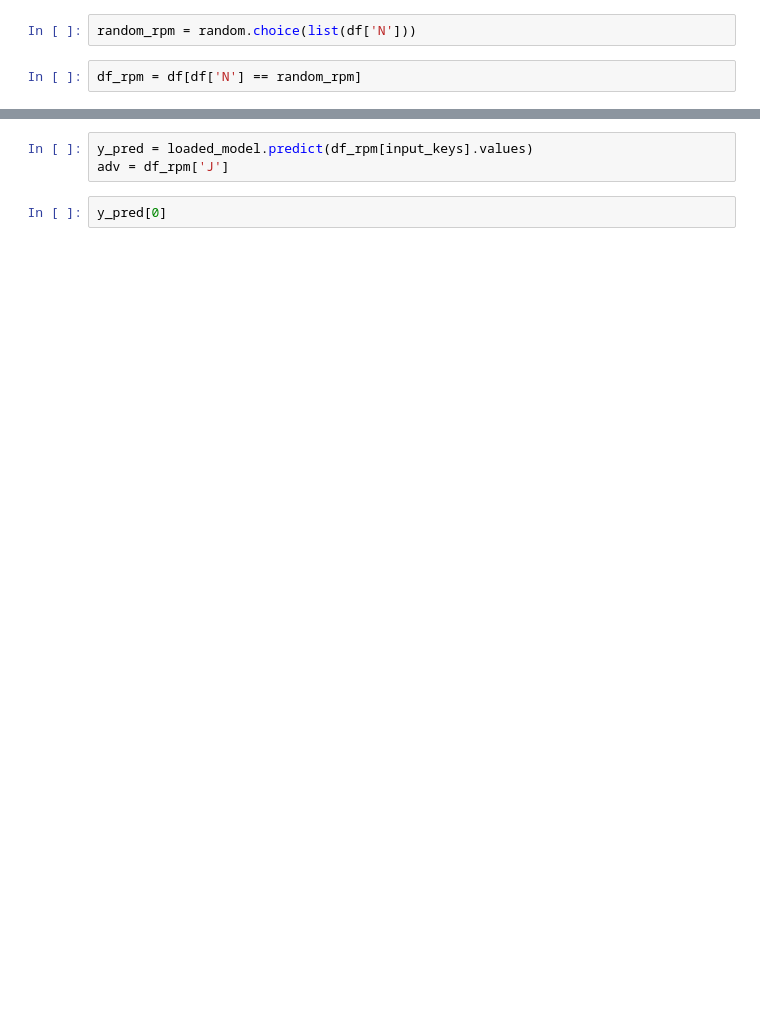
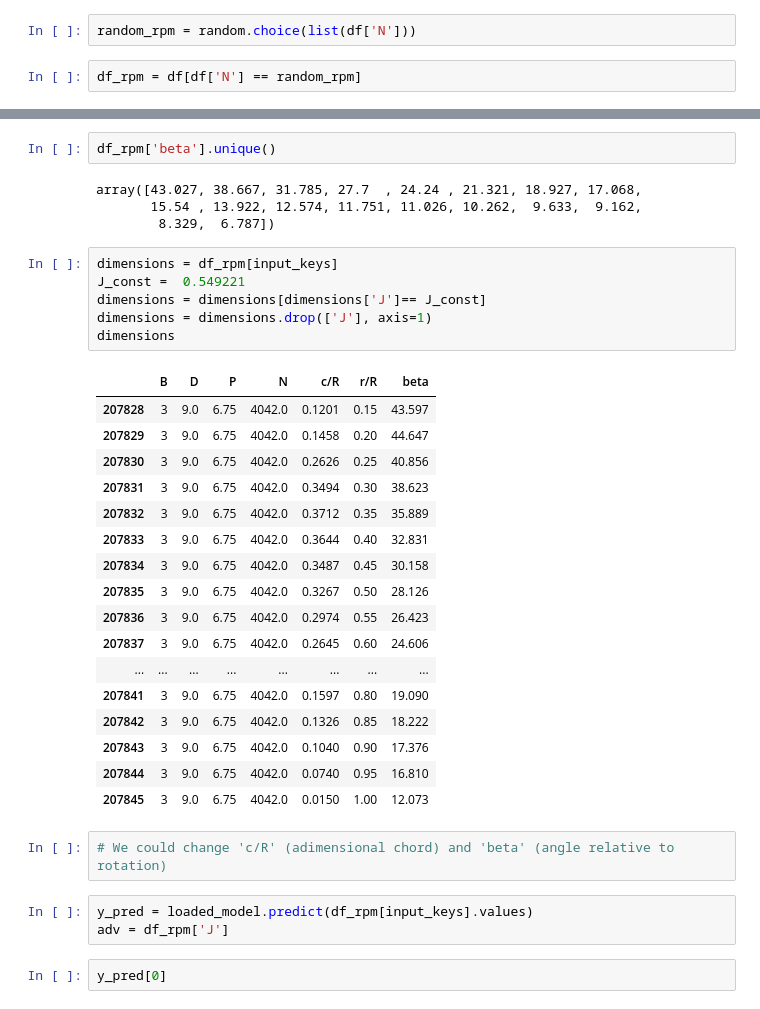
Before and after one commit to Piotrek2133/Drone-Propellers-Optimizer, a Jupyter notebook: Use_model.ipynb, the cells around one changed output, grey strips where cells are left out. Cells and saved outputs as stored; diff of their text form; blank space fills up the shorter version.

```diff
--- a/Use_model.ipynb
+++ b/Use_model.ipynb
@@ -56,3 +92,35 @@ df_rpm
+# %%
+df_rpm['beta'].unique()
+# %% [output]
+array([43.027, 38.667, 31.785, 27.7  , 24.24 , 21.321, 18.927, 17.068,
+       15.54 , 13.922, 12.574, 11.751, 11.026, 10.262,  9.633,  9.162,
+        8.329,  6.787])
+# %%
+dimensions = df_rpm[input_keys]
+J_const =  0.549221
+dimensions = dimensions[dimensions['J']== J_const]
+dimensions = dimensions.drop(['J'], axis=1)
+dimensions
+# %% [output]
+|  | B | D | P | N | c/R | r/R | beta |
+| 207828 | 3 | 9.0 | 6.75 | 4042.0 | 0.1201 | 0.15 | 43.597 |
+| 207829 | 3 | 9.0 | 6.75 | 4042.0 | 0.1458 | 0.20 | 44.647 |
+| 207830 | 3 | 9.0 | 6.75 | 4042.0 | 0.2626 | 0.25 | 40.856 |
+| 207831 | 3 | 9.0 | 6.75 | 4042.0 | 0.3494 | 0.30 | 38.623 |
+| 207832 | 3 | 9.0 | 6.75 | 4042.0 | 0.3712 | 0.35 | 35.889 |
+| 207833 | 3 | 9.0 | 6.75 | 4042.0 | 0.3644 | 0.40 | 32.831 |
+| 207834 | 3 | 9.0 | 6.75 | 4042.0 | 0.3487 | 0.45 | 30.158 |
+| 207835 | 3 | 9.0 | 6.75 | 4042.0 | 0.3267 | 0.50 | 28.126 |
+| 207836 | 3 | 9.0 | 6.75 | 4042.0 | 0.2974 | 0.55 | 26.423 |
+| 207837 | 3 | 9.0 | 6.75 | 4042.0 | 0.2645 | 0.60 | 24.606 |
+| ... | ... | ... | ... | ... | ... | ... | ... |
+| 207841 | 3 | 9.0 | 6.75 | 4042.0 | 0.1597 | 0.80 | 19.090 |
+| 207842 | 3 | 9.0 | 6.75 | 4042.0 | 0.1326 | 0.85 | 18.222 |
+| 207843 | 3 | 9.0 | 6.75 | 4042.0 | 0.1040 | 0.90 | 17.376 |
+| 207844 | 3 | 9.0 | 6.75 | 4042.0 | 0.0740 | 0.95 | 16.810 |
+| 207845 | 3 | 9.0 | 6.75 | 4042.0 | 0.0150 | 1.00 | 12.073 |
+# %%
+# We could change 'c/R' (adimensional chord) and 'beta' (angle relative to rotation)
 # %%
 y_pred = loaded_model.predict(df_rpm[input_keys].values)
 adv = df_rpm['J']
```
Also changed, not shown: parts of 12 cells of this notebook, 4 other files.
